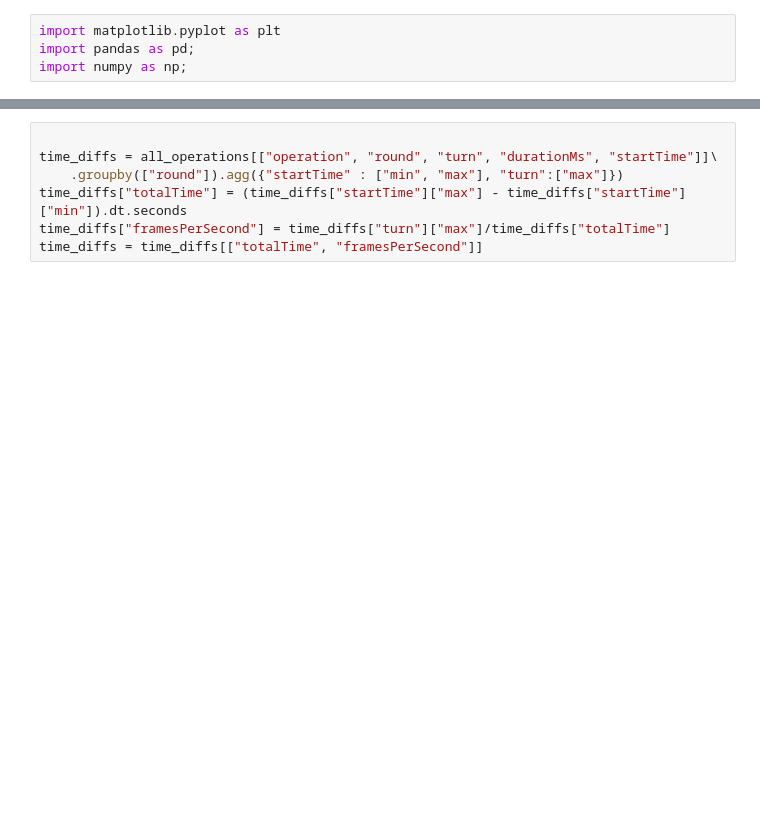
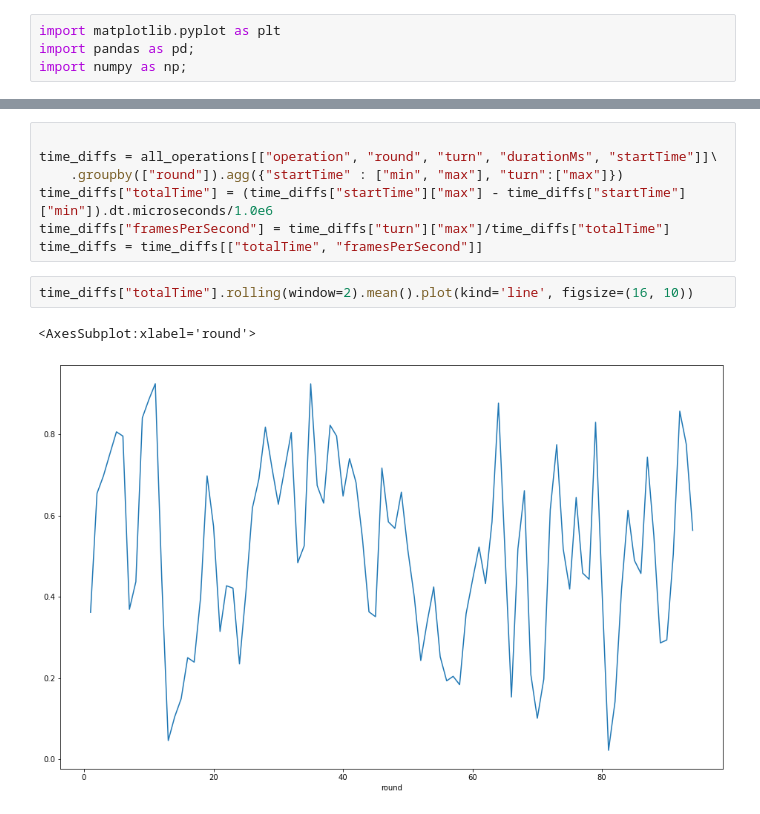
Before and after one commit to falahat/log-analysis, a Jupyter notebook: Actor Learning Rate.ipynb, the cells around one changed output, grey strips where cells are left out. Drawn from its saved outputs; the diff is of its cells as text; blank space fills up the shorter version.

```diff
--- a/Actor Learning Rate.ipynb
+++ b/Actor Learning Rate.ipynb
@@ -33,9 +47,14 @@ per_round_df.unstack(level=0).plot(figsize=(16,10))
 
 time_diffs = all_operations[["operation", "round", "turn", "durationMs", "startTime"]]\
     .groupby(["round"]).agg({"startTime" : ["min", "max"], "turn":["max"]})
-time_diffs["totalTime"] = (time_diffs["startTime"]["max"] - time_diffs["startTime"]["min"]).dt.seconds
+time_diffs["totalTime"] = (time_diffs["startTime"]["max"] - time_diffs["startTime"]["min"]).dt.microseconds/1.0e6
 time_diffs["framesPerSecond"] = time_diffs["turn"]["max"]/time_diffs["totalTime"]
 time_diffs = time_diffs[["totalTime", "framesPerSecond"]]
+# %%
+time_diffs["totalTime"].rolling(window=2).mean().plot(kind='line', figsize=(16, 10))
+# %% [output]
+<AxesSubplot:xlabel='round'>
+[figure, added]
 # %%
 time_diffs
 # %% [output]
```
Also changed, not shown: parts of 5 cells of this notebook.
